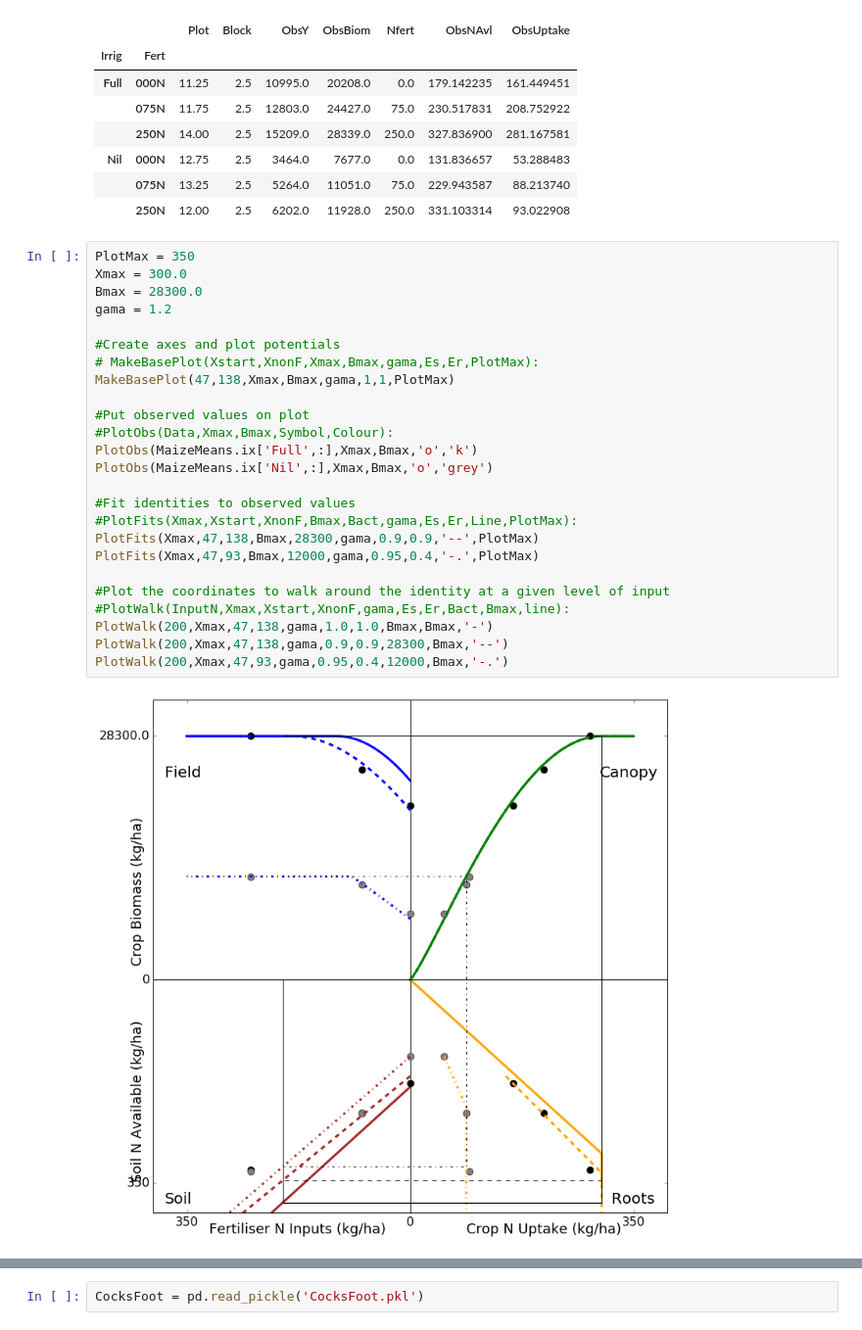
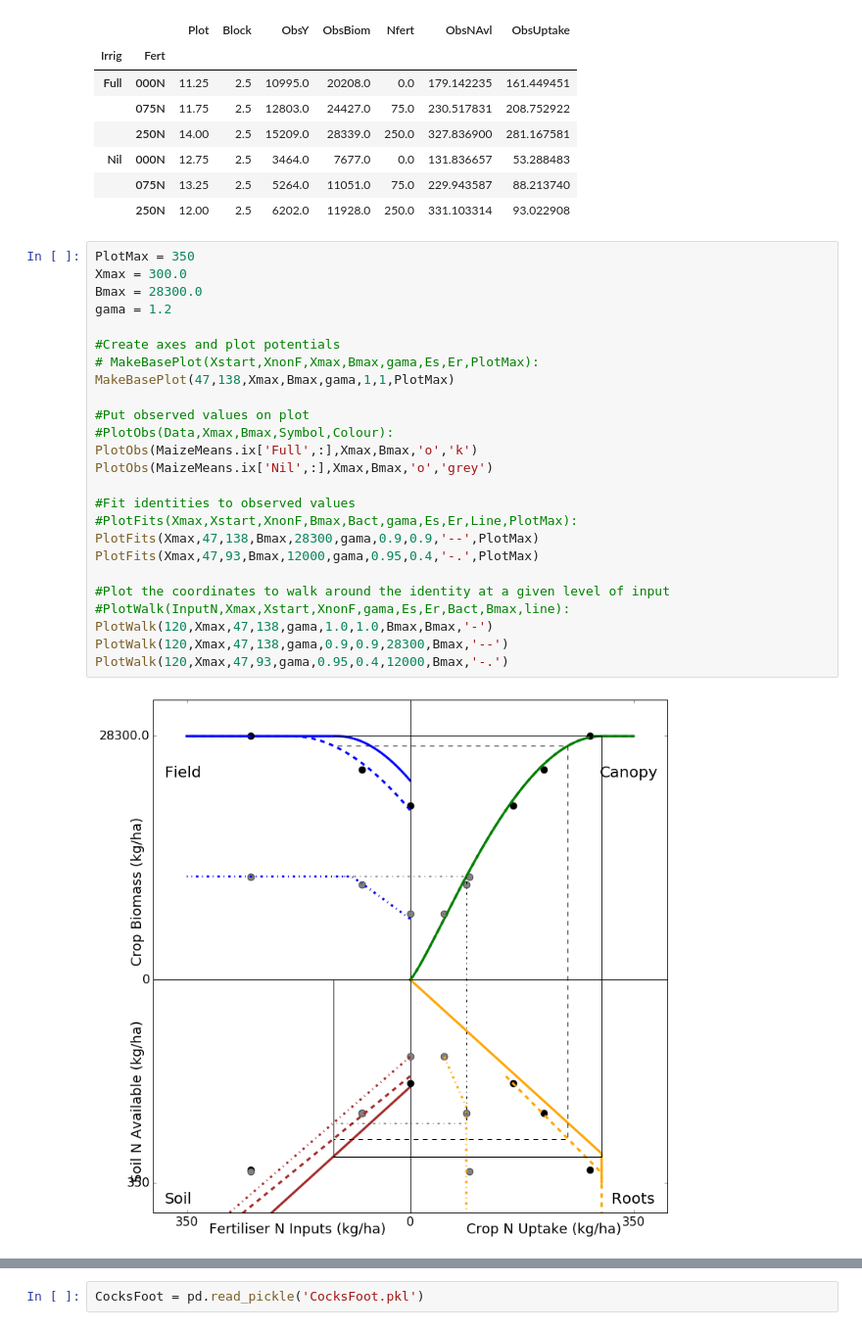
Before and after one commit to HamishBrownPFR/KayaPorterAnalysis, a Jupyter notebook: KPB.ipynb, the cells around one changed output, grey strips where cells are left out. Shown at 98% size. Drawn from its saved outputs; the diff is of its cells as text.

```diff
--- a/KPB.ipynb
+++ b/KPB.ipynb
@@ -117,27 +132,27 @@ MaizeMeans
 # %%
 PlotMax = 350
 Xmax = 300.0
 Bmax = 28300.0
 gama = 1.2
 
 #Create axes and plot potentials
 # MakeBasePlot(Xstart,XnonF,Xmax,Bmax,gama,Es,Er,PlotMax):
 MakeBasePlot(47,138,Xmax,Bmax,gama,1,1,PlotMax)
 
 #Put observed values on plot
 #PlotObs(Data,Xmax,Bmax,Symbol,Colour):
 PlotObs(MaizeMeans.ix['Full',:],Xmax,Bmax,'o','k')
 PlotObs(MaizeMeans.ix['Nil',:],Xmax,Bmax,'o','grey')
 
 #Fit identities to observed values
 #PlotFits(Xmax,Xstart,XnonF,Bmax,Bact,gama,Es,Er,Line,PlotMax):
 PlotFits(Xmax,47,138,Bmax,28300,gama,0.9,0.9,'--',PlotMax)
 PlotFits(Xmax,47,93,Bmax,12000,gama,0.95,0.4,'-.',PlotMax)
 
 #Plot the coordinates to walk around the identity at a given level of input
 #PlotWalk(InputN,Xmax,Xstart,XnonF,gama,Es,Er,Bact,Bmax,line):
-PlotWalk(200,Xmax,47,138,gama,1.0,1.0,Bmax,Bmax,'-')
-PlotWalk(200,Xmax,47,138,gama,0.9,0.9,28300,Bmax,'--')
-PlotWalk(200,Xmax,47,93,gama,0.95,0.4,12000,Bmax,'-.')
+PlotWalk(120,Xmax,47,138,gama,1.0,1.0,Bmax,Bmax,'-')
+PlotWalk(120,Xmax,47,138,gama,0.9,0.9,28300,Bmax,'--')
+PlotWalk(120,Xmax,47,93,gama,0.95,0.4,12000,Bmax,'-.')
 # %% [output]
-[figure, old version]
+[figure, new version]
```
Also changed, not shown: parts of 17 cells of this notebook.
